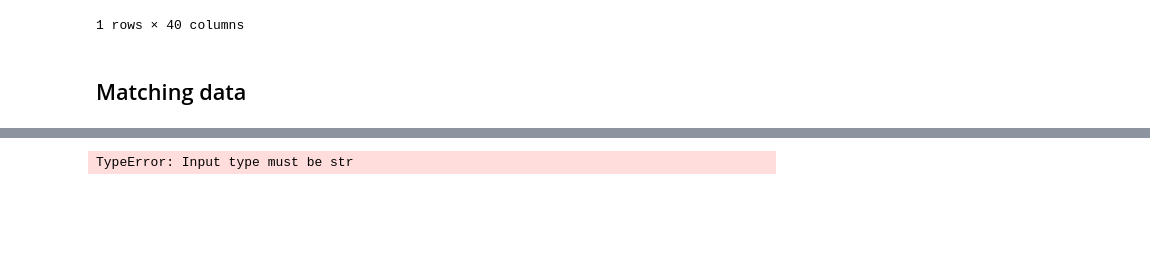
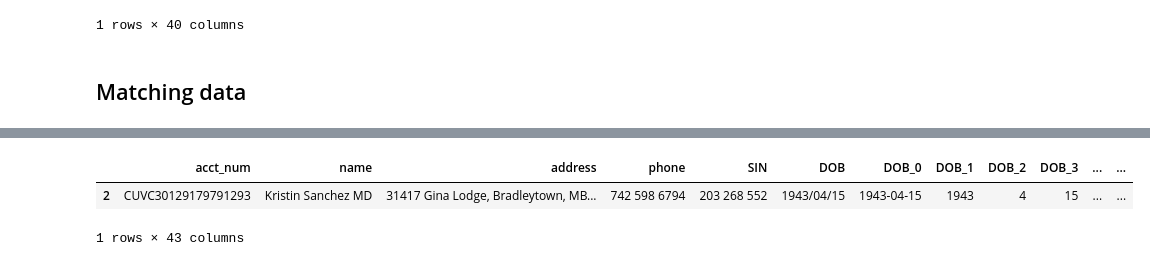
Before and after one commit to alfl/proofzero_sdk, a Jupyter notebook: core.ipynb, the cells around one changed output, grey strips where cells are left out. Cells and saved outputs as stored; diff of their text form; code cells hidden in the pictures; blank space fills up the shorter version.

```diff
--- a/core.ipynb
+++ b/core.ipynb
@@ -189,13 +211,15 @@ data_2
 # %%
-tokens_2 = tokenize(df=data_2[:1], schema={
+tokens_2 = tokenize(df=data_2, schema={
     'acct_num': [parseString],
     'name': [parseName],
     'address': [parseAddress],
     'phone': [parsePhone],
     'SIN': [parseSIN],
     'DOB': [parseDate]
-}, suffix_delim='_')
-tokens_2
+}, suffix_delim='_').reset_index(drop=True)
+tokens_2.iloc[[2]]
 # %% [output]
+|  | acct_num | name | address | phone | SIN | DOB | DOB_0 | DOB_1 | DOB_2 | DOB_3 | ... | ... |
+| 2 | CUVC30129179791293 | Kristin Sanchez MD | 31417 Gina Lodge, Bradleytown, MB... | 742 598 6794 | 203 268 552 | 1943/04/15 | 1943-04-15 | 1943 | 4 | 15 | ... | ... |
-TypeError: Input type must be str
+1 rows × 43 columns
 # %%
```
Also changed, not shown: parts of 11 cells of this notebook, 9 other files.
